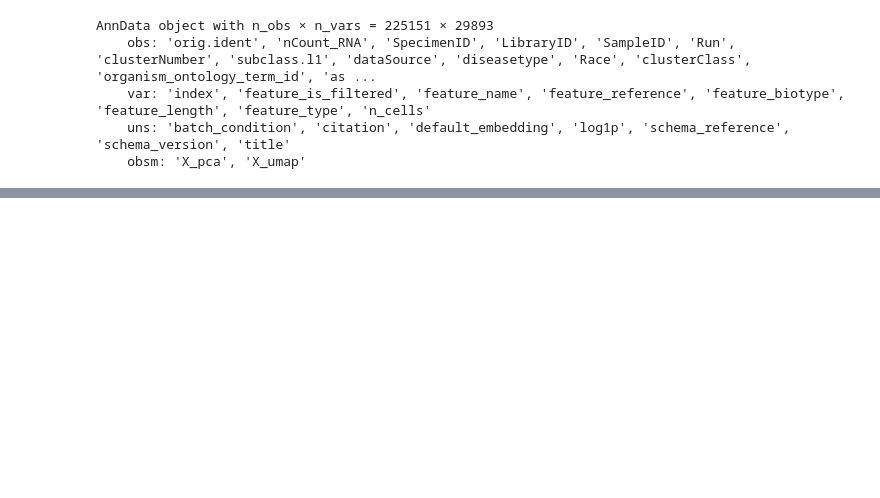
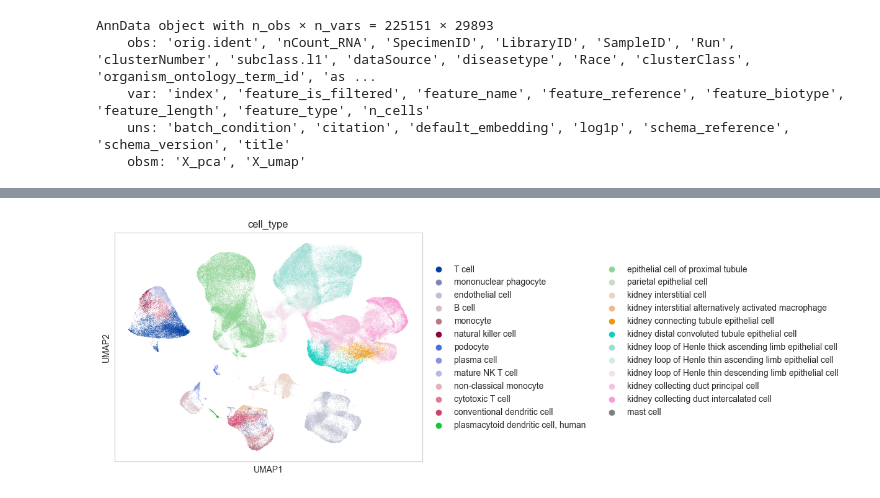
Before and after one commit to aumchampaneri/Biochemistry-BS, a Jupyter notebook: Complement in Disease/testing code.ipynb, the cells around one changed output, grey strips where cells are left out. Saved outputs shown, nothing was run; the diff lists cells and outputs as text; code cells hidden in the pictures; blank space fills up the shorter version.

```diff
--- a/Complement in Disease/testing code.ipynb
+++ b/Complement in Disease/testing code.ipynb
@@ -18,0 +44,4 @@ AnnData object with n_obs × n_vars = 225151 × 29893
+# %%
+sc.pl.umap(adata, color='cell_type')
+# %% [output]
+[figure, added]
```
Also changed, not shown: parts of 7 cells of this notebook, 2 other files.
